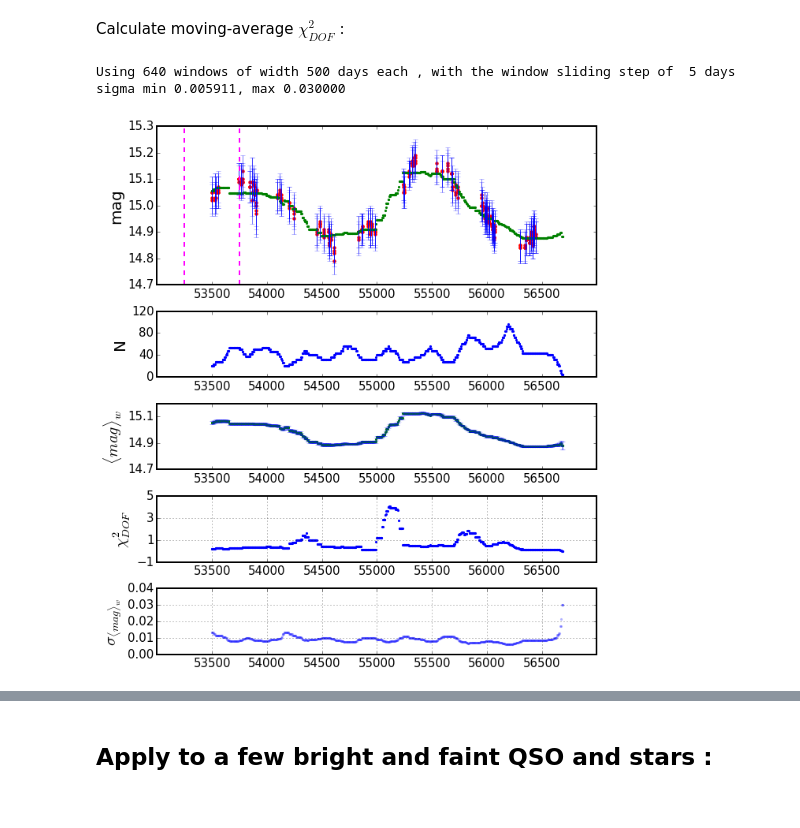
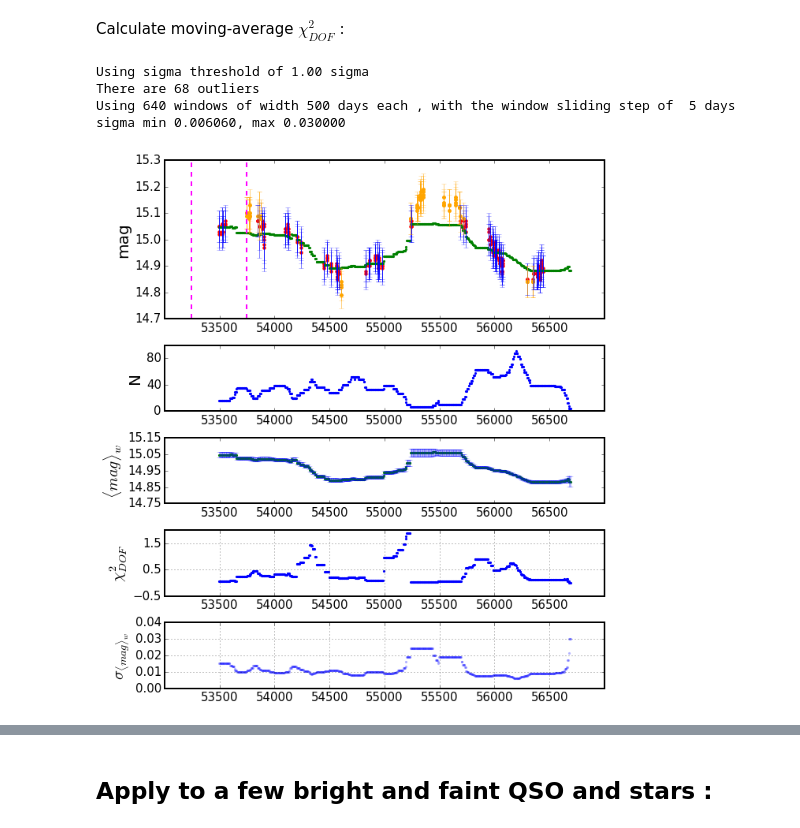
Before and after one commit to suberlak/CRTS_PROJECT, a Jupyter notebook: PG1302-102.ipynb, the cells around one changed output, grey strips where cells are left out. Drawn from its saved outputs; the diff is of its cells as text; code cells hidden in the pictures.

Commit message:
added sigma clipping of entire lightcurve before sliding window stats

```diff
--- a/PG1302-102.ipynb
+++ b/PG1302-102.ipynb
@@ -59,9 +60,39 @@ def calcWeightedMean(y,yerr):
         # wMean = np.sum(weights * flux) / np.sum(weights)
         return float(np.add.reduce(y / (yerr * yerr)) / np.add.reduce((1/yerr)*(1/yerr)))
 
-N = len(y)
-wMean = calcWeightedMean(y,yerr)
-chi2dof  = (1 / (N-1.0)) * np.sum(((y- wMean)/yerr)**2)
+#N = len(y)
+#wMean = calcWeightedMean(y,yerr)
+#chi2dof  = (1 / (N-1.0)) * np.sum(((y- wMean)/yerr)**2)
+
+def calcSigmaClippedWM(y, yerr, sigmathresh):
+    N = len(y)
+    if N ==0:
+        return np.nan
+    elif N == 1:
+        return float(y)
+    else:
+        q25, q50, q75 = np.percentile(y, (25, 50, 75))
+        iqrSig = 0.7413*(q75 - q25)
+        nsigma = np.abs(y - q50)/iqrSig
+        idx = np.where(nsigma <= sigmathresh)
+        return calcWeightedMean(y[idx], yerr[idx])
+
+#sigmaCwMean = calcSigmaClippedWM(y,yerr, 10)
+
+# Inspired by sigmaClippedWM() from aggregates.py, at
+# https://github.com/imcgreer/QLFz4/blob/30c050589d7b2dbbd58c0dac4d676bf65174fe4b/process_data/aggregates.py
+
+def SigmaClipLC(y, sigmathresh):
+    '''
+    Return only the indices of those points that are
+    within the n-sigma limit, and those that are outside
+    '''
+    q25, q50, q75 = np.percentile(y, (25, 50, 75))
+    iqrSig = 0.7413*(q75 - q25)
+    nsigma = np.abs(y - q50)/iqrSig
+    idxIn  = np.where(nsigma <= sigmathresh)
+    idxOut = np.where(nsigma >= sigmathresh)
+    return idxIn, idxOut
 # %%
 % matplotlib inline
 
@@ -267,8 +326,10 @@ def sliding_window_statistics(t,y,yerr, window_width=500, offset_factor = 0.5, s
     if return_results is not None  :
         return store
 # %%
-sliding_window_statistics(t,y,yerr, save_fig=None, outDir=outDir, window_error = 'else')
+sliding_window_statistics(t,y,yerr, save_fig=None, outDir=outDir, window_error = 'else', sigmathresh=1)
 # %% [output]
+Using sigma threshold of 1.00 sigma
+There are 68 outliers
 Using 640 windows of width 500 days each , with the window sliding step of  5 days
-sigma min 0.005911, max 0.030000
+sigma min 0.006060, max 0.030000
-[figure, old version]
+[figure, new version]
```
Also changed, not shown: parts of 10 cells of this notebook.
